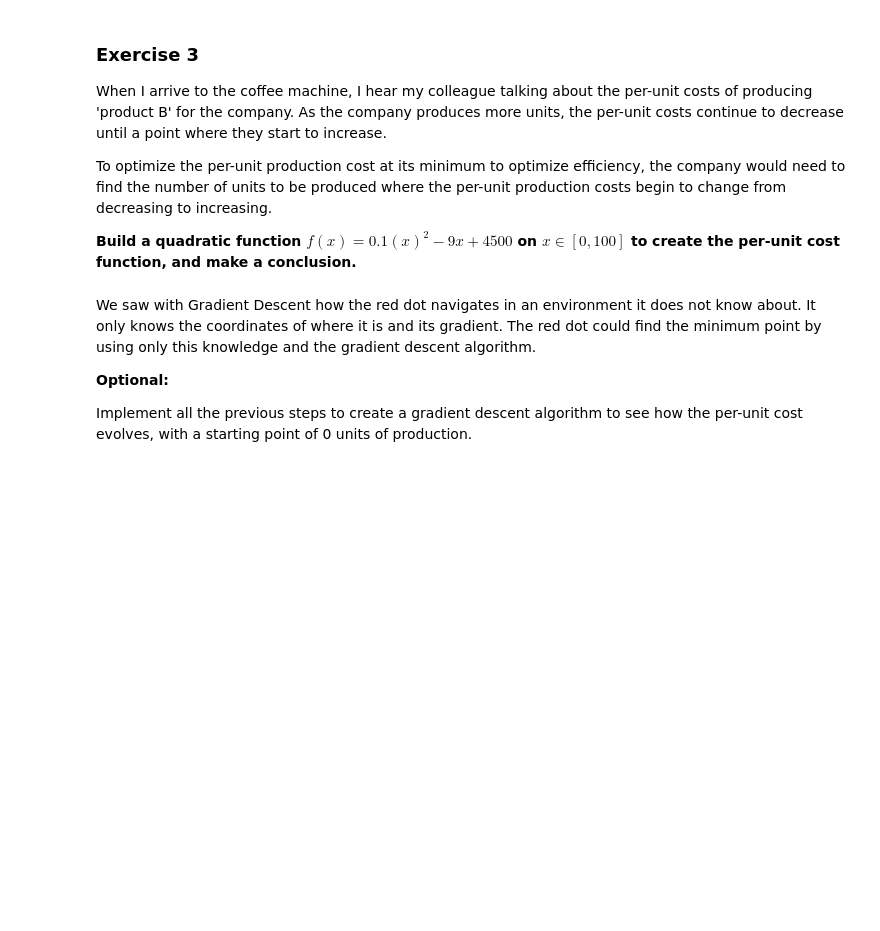
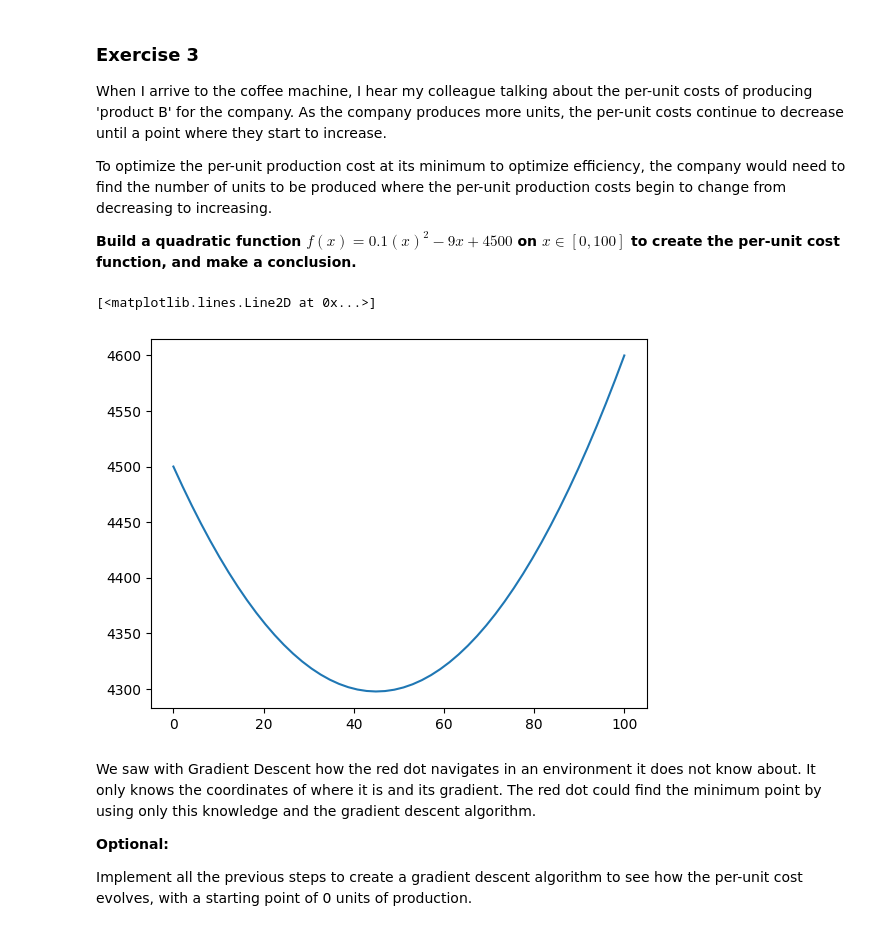
Before and after one commit to pjparreaza/calculus-and-algebra-problems-with-python, a Jupyter notebook: notebook/problems.ipynb, the cells around one changed output. Saved outputs shown, nothing was run; the diff lists cells and outputs as text; code cells hidden in the pictures; blank space fills up the shorter version.

```diff
--- a/notebook/problems.ipynb
+++ b/notebook/problems.ipynb
@@ -284,6 +284,16 @@ To optimize the per-unit production cost at its minimum to optimize efficiency,
 **Build a quadratic function $f(x)=0.1(x)^2−9x +4500$ on $x∈[0,100]$ to create the per-unit cost function, and make a conclusion.**
 # %%
 # Define and plot the function
+# aqui se escribe la función
+def f(t):
+    return 0.1*(t)**2 -9*t + 4500
+
+# procedamos a realizar el grafico de la función
+t = np.linspace(0,100)
+plt.plot(t, f(t))
+# %% [output]
+[<matplotlib.lines.Line2D at 0x...>]
+[figure, added]
 # %% [markdown]
 We saw with Gradient Descent how the red dot navigates in an environment it does not know about. It only knows the coordinates of where it is and its gradient. The red dot could find the minimum point by using only this knowledge and the gradient descent algorithm.
 
```
Also changed, not shown: parts of 5 cells of this notebook.
